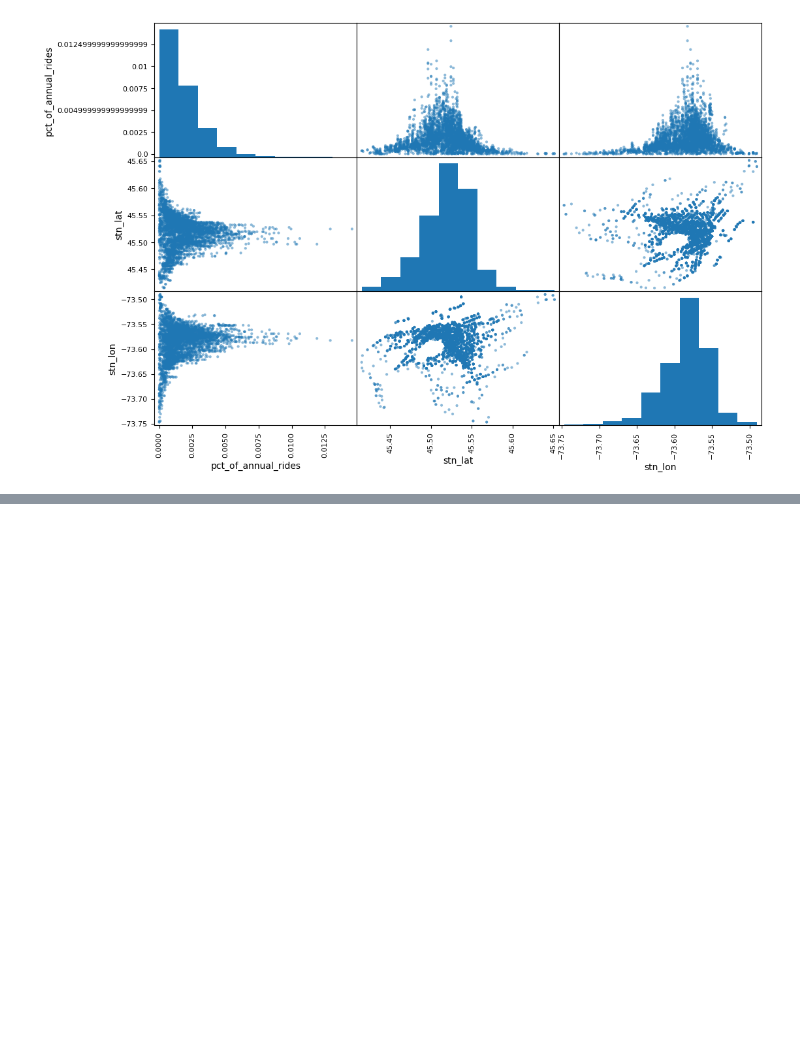
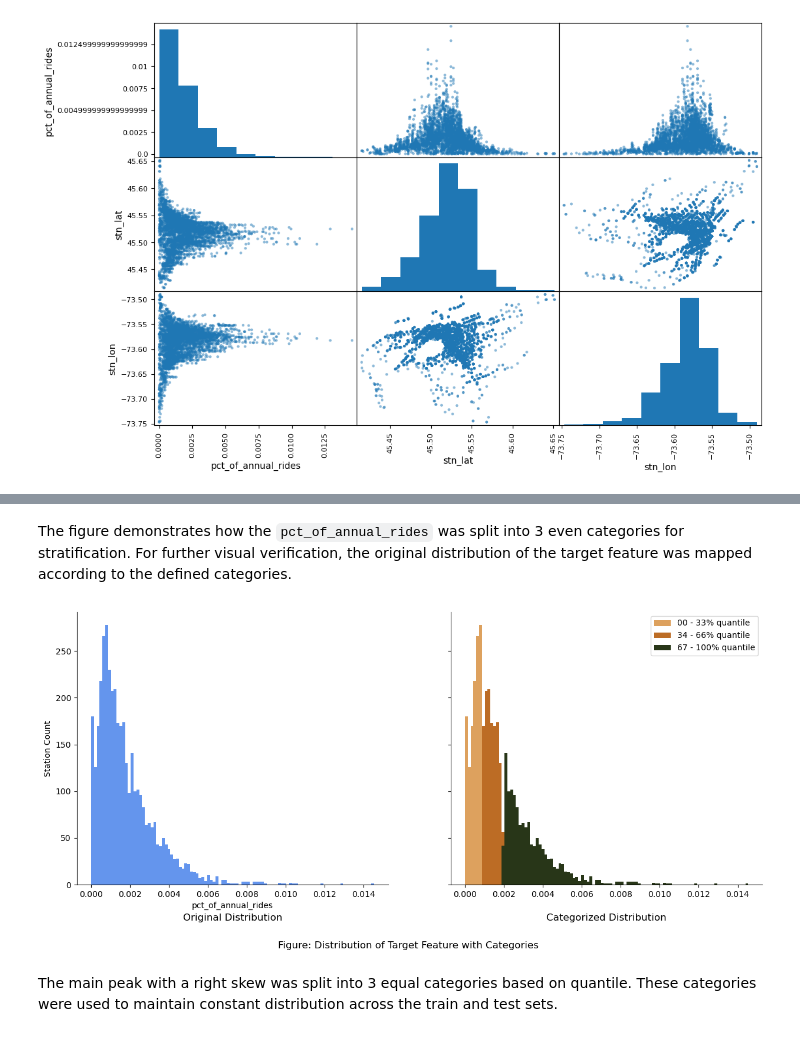
Before and after one commit to andrewyewcy/velocipede, a Jupyter notebook: 21_notebooks/030_modelling_with_location.ipynb, the cells around one changed output, grey strips where cells are left out. Cells and saved outputs as stored; diff of their text form; code cells hidden in the pictures; blank space fills up the shorter version.

```diff
--- a/21_notebooks/030_modelling_with_location.ipynb
+++ b/21_notebooks/030_modelling_with_location.ipynb
@@ -371,0 +364,79 @@ from sklearn.model_selection import train_test_split
+# %% [markdown]
+The figure demonstrates how the `pct_of_annual_rides` was split into 3 even categories for stratification. For further visual verification, the original distribution of the target feature was mapped according to the defined categories.
+# %%
+# List of colors for mapping categories
+color_list = ["#606c38", "#dda15e", "#bc6c25","#283618"]
+# list(mcolors.TABLEAU_COLORS.values())
+
+# Create figure object with 2 subplots
+fig, ax = plt.subplots(1, 2, sharey = True, figsize = (15,6))
+
+# Define min and max values to define bins for histogram
+min = y.min()
+max = y.max()
+bins = np.linspace(min,max,101)
+
+# In the first subplot, plot the target feature distribution without categories
+ax[0].hist(
+    y,
+    bins,
+    histtype = "bar",
+    color = "cornflowerblue",
+    lw = 0
+)
+
+# In the second subplot, loop over the defined category boundaries, shading each one
+for index, cat_lower_bound in enumerate(cat_bin_boundaries):
+    # Shading for first category
+    if index == 1:
+        mask = (y >= min) & (y <= cat_lower_bound)
+        ax[1].hist(
+            y[mask],
+            bins,
+            histtype='bar',
+            color = color_list[index],
+            lw=0,
+            label = cat_bin_labels[0]
+        )
+
+    # Shading for last category
+    elif index == len(cat_bins)-1:
+        mask = (y >= cat_bins[index-1]) & (y <= max)
+        ax[1].hist(
+            y[mask],
+            bins,
+            histtype='bar',
+            color = color_list[index],
+            lw=0,
+            label = cat_bin_labels[-1]
+        )
+
+    # Shading for any other category (first boundary doesnt generate a category
+    elif index != 0:
+        mask = (y >= cat_bins[index-1]) & (y <= cat_lower_bound)
+        ax[1].hist(
+            y[mask],
+            bins,
+            histtype='bar',
+            color=color_list[index],
+            lw=0,
+            label = cat_bin_labels[index-1]
+        )
+    else:
+        pass
+
+# Label and legends
+ax[0].set_xlabel("pct_of_annual_rides")
+ax[0].set_ylabel("Station Count")
+ax[0].set_title("Original Distribution", y = -0.15)
+ax[1].set_title("Categorized Distribution", y = -0.15)
+ax[1].legend()
+fig.suptitle("Figure: Distribution of Target Feature with Categories", y = -0.05)
+sns.despine()
+
+plt.show()
+# https://stackoverflow.com/questions/36525121/partially-shade-the-histogram-in-python
+# %% [output]
+[figure, added]
+# %% [markdown]
+The main peak with a right skew was split into 3 equal categories based on quantile. These categories were used to maintain constant distribution across the train and test sets.
```
Also changed, not shown: parts of 55 cells of this notebook, 1 other file.
